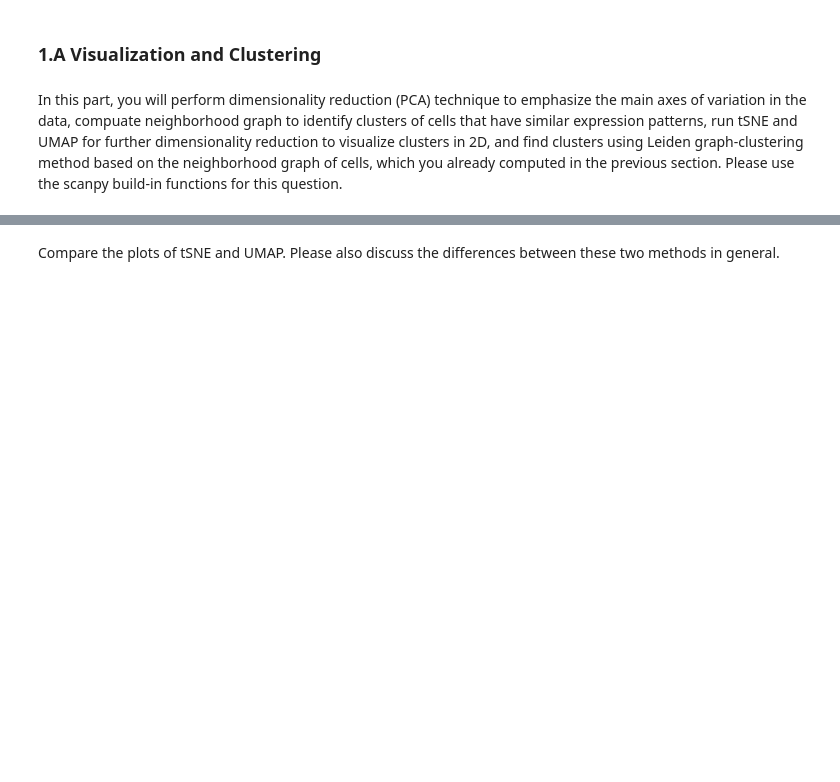
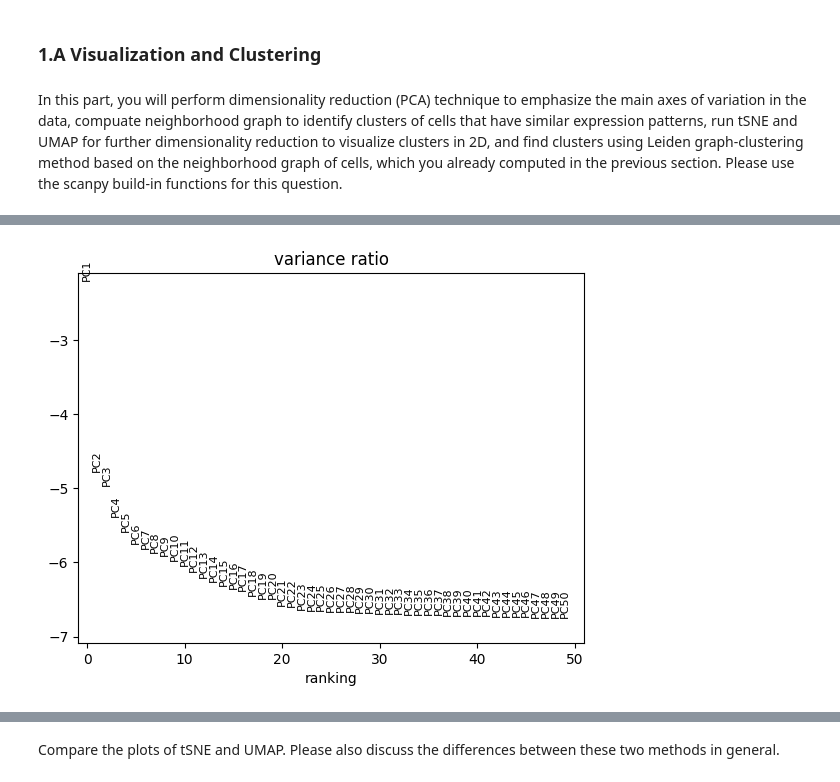
Before and after one commit to natnj/NJ-projects-pub, a Jupyter notebook: MLCB_Homework_4_NJ.ipynb, the cells around one changed output, grey strips where cells are left out. Saved outputs shown, nothing was run; the diff lists cells and outputs as text; code cells hidden in the pictures; blank space fills up the shorter version.

```diff
--- a/MLCB_Homework_4_NJ.ipynb
+++ b/MLCB_Homework_4_NJ.ipynb
@@ -75,2 +101,5 @@ In this part, you will perform dimensionality reduction (PCA) technique to empha
 # %%
 ## Number of PCs selection
+sc.pl.pca_variance_ratio(adata, log=True, n_pcs=50)
+# %% [output]
+[figure, added]
```
Also changed, not shown: parts of 13 cells of this notebook.
